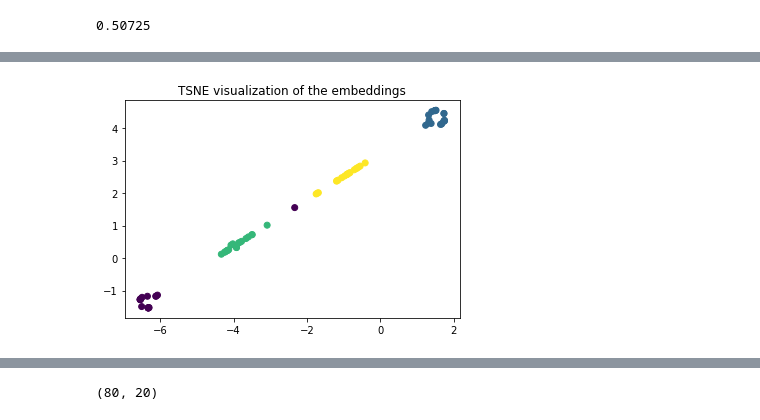
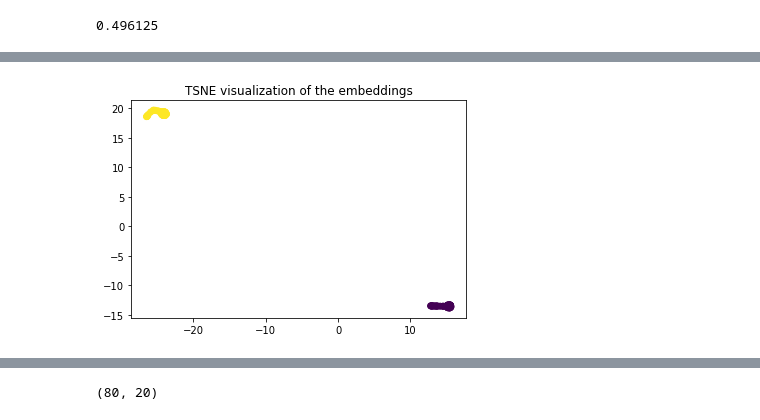
Before and after one commit to michavcr/Deep-Networks-for-Graph-Representation, a Jupyter notebook: notebook/Run_on_mini_random_graphs.ipynb, the cells around one changed output, grey strips where cells are left out. Drawn from its saved outputs; the diff is of its cells as text; code cells hidden in the pictures.

```diff
--- a/notebook/Run_on_mini_random_graphs.ipynb
+++ b/notebook/Run_on_mini_random_graphs.ipynb
@@ -18,13 +18,13 @@ density_dp = 0.5
 #1. a drug-drug network (drug similarities)
 #2. a protein-protein network (protein similarities)
 #3. a drug-protein network (drug-target known relationships)
-dd_net = random_graph_with_fixed_components(density, [20,20,20,20])
-pp_net = random_graph_with_fixed_components(0.4, [10 for i in range(10)])
+dd_net = random_graph_with_fixed_components(density, [40,40])
+pp_net = random_graph_with_fixed_components(0.4, [50,50])
 dp_net = random_graph(density_dp, size=(N_rand_drugs,N_rand_targets))
 
 np.sum(dp_net)/(N_rand_drugs*N_rand_targets)
 # %% [output]
-0.50725
+0.496125
 # %%
-embeddings_drugs, _, _ = dngr_pipeline(dd_net, N_rand_drugs, [60, 40, 20])
+embeddings_drugs, _, _ = dngr_pipeline(dd_net, N_rand_drugs, [60, 40, 20], n_epochs=100)
 # %% [output]
@@ -48,2 +48,2 @@ embeddings_drugs, _, _ = dngr_pipeline(dd_net, N_rand_drugs, [60, 40, 20])
-[figure, old version]
+[figure, new version]
 # %%
```
Also changed, not shown: parts of 11 cells of this notebook, 28 other files.
